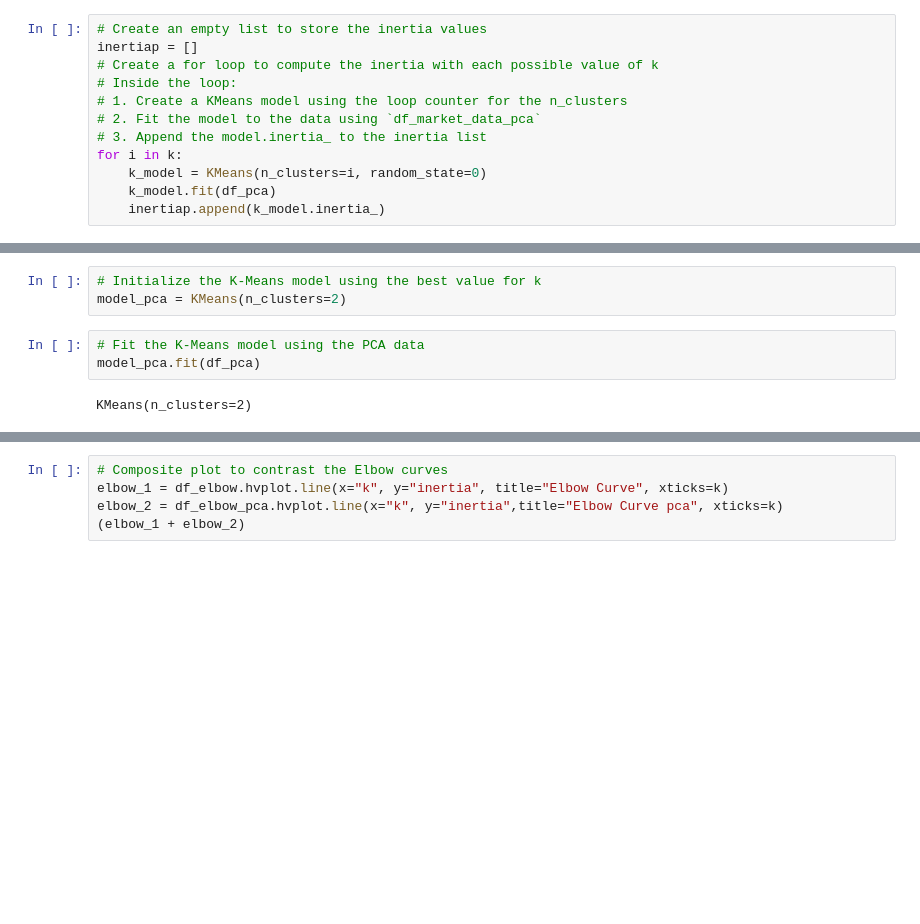
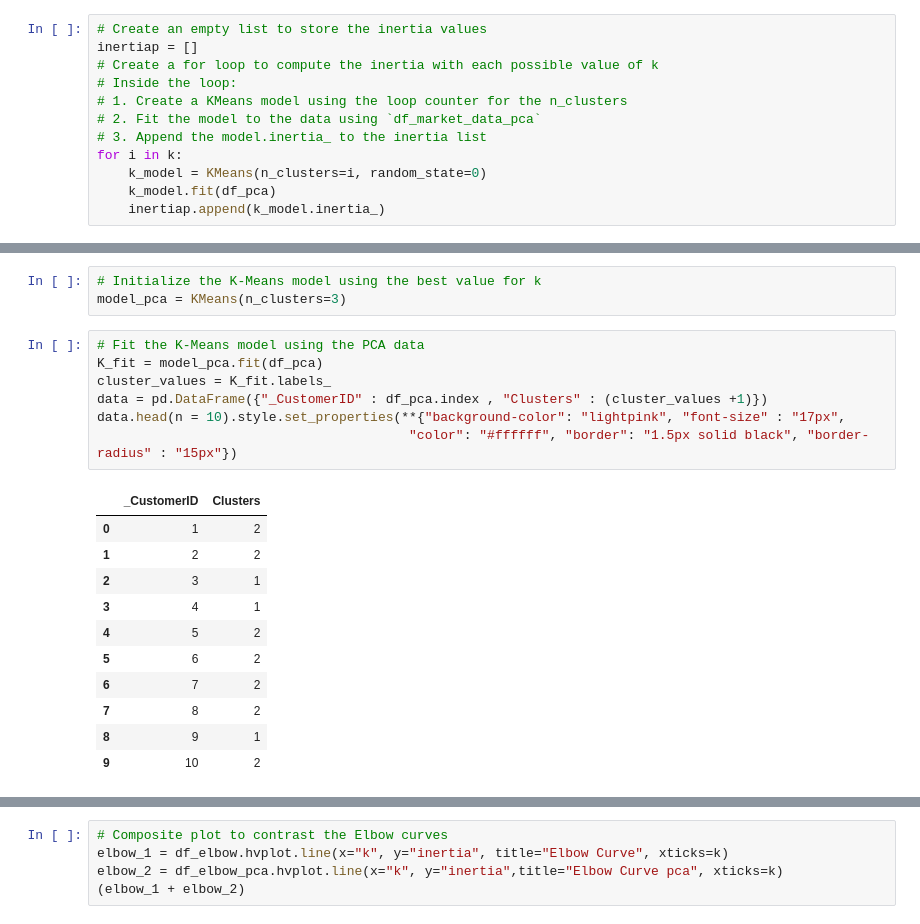
Before and after one commit to RimpleDabas/Customer-Segmentation, a Jupyter notebook: Clustering.ipynb, the cells around one changed output, grey strips where cells are left out. Drawn from its saved outputs; the diff is of its cells as text; blank space fills up the shorter version.

```diff
--- a/Clustering.ipynb
+++ b/Clustering.ipynb
@@ -438,11 +443,25 @@ df_elbow_pca.plot("k", "inertia")
 # %%
 # Initialize the K-Means model using the best value for k
-model_pca = KMeans(n_clusters=2)
+model_pca = KMeans(n_clusters=3)
-# %%
-# Fit the K-Means model using the PCA data
-model_pca.fit(df_pca)
-# %% [output]
-KMeans(n_clusters=2)
+# %%
+# Fit the K-Means model using the PCA data
+K_fit = model_pca.fit(df_pca)
+cluster_values = K_fit.labels_
+data = pd.DataFrame({"_CustomerID" : df_pca.index , "Clusters" : (cluster_values +1)})
+data.head(n = 10).style.set_properties(**{"background-color": "lightpink", "font-size" : "17px",
+                                        "color": "#ffffff", "border": "1.5px solid black", "border-radius" : "15px"})
+# %% [output]
+|  | _CustomerID | Clusters |
+| 0 | 1 | 2 |
+| 1 | 2 | 2 |
+| 2 | 3 | 1 |
+| 3 | 4 | 1 |
+| 4 | 5 | 2 |
+| 5 | 6 | 2 |
+| 6 | 7 | 2 |
+| 7 | 8 | 2 |
+| 8 | 9 | 1 |
+| 9 | 10 | 2 |
 # %%
 # Predict the clusters to group the cryptocurrencies using the PCA data
 clusters = model_pca.predict(df_pca)
```
Also changed, not shown: parts of 14 cells of this notebook, 1 other file.
